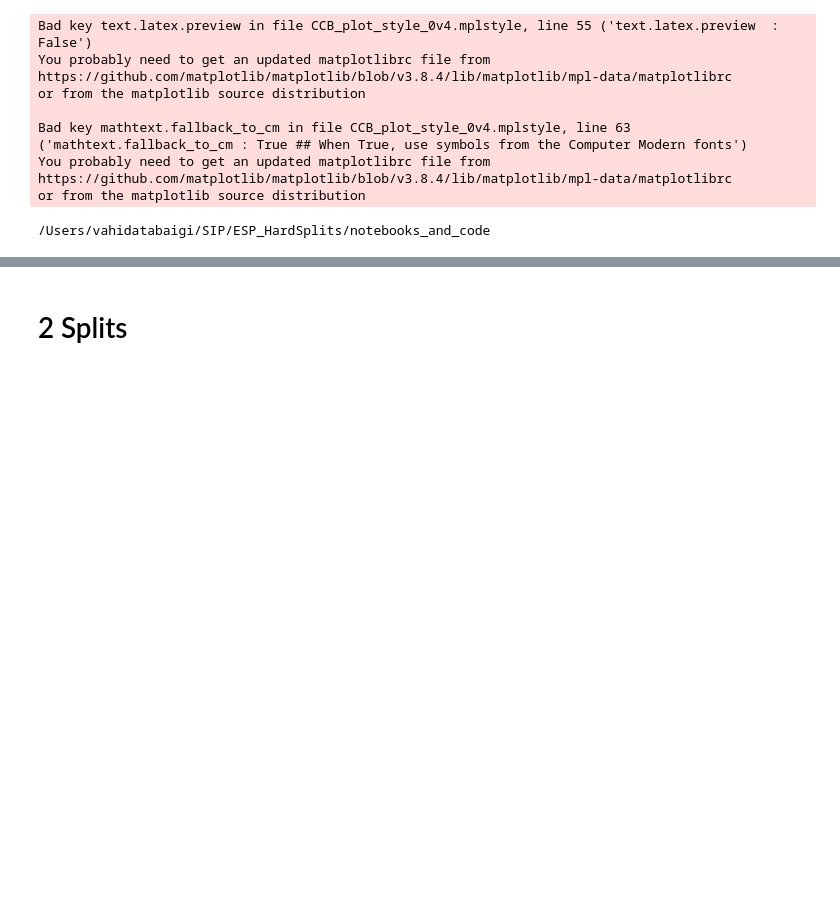
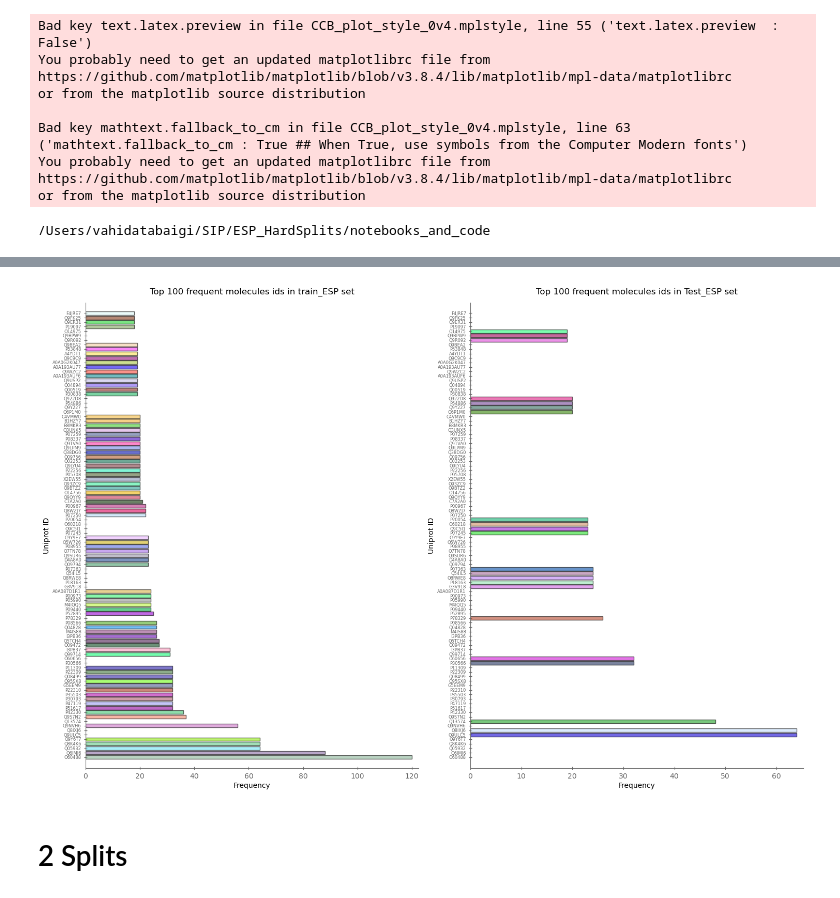
Before and after one commit to kalininalab/ESP_Leak_Analysis, a Jupyter notebook: ESP_HardSplits/notebooks_and_code/4-Results_Plots_and_figures.ipynb, the cells around one changed output, grey strips where cells are left out. Saved outputs shown, nothing was run; the diff lists cells and outputs as text; code cells hidden in the pictures; blank space fills up the shorter version.

```diff
--- a/ESP_HardSplits/notebooks_and_code/4-Results_Plots_and_figures.ipynb
+++ b/ESP_HardSplits/notebooks_and_code/4-Results_Plots_and_figures.ipynb
@@ -31,3 +48,15 @@ or from the matplotlib source distribution
+# %%
+plot_top_keys_values_multiple_df(
+    dfs=[train_ESP,test_ESP],
+    df_names=[ 'train_ESP','Test_ESP'],
+    key_column='Uniprot ID',
+    xlabel='Frequency',
+    ylabel='Uniprot ID',
+    title='Top {top_count} frequent molecules ids in {df_name} set',
+    top_count=100,
+    title_fontsize=12 )
+# %% [output]
+[figure, added]
 # %% [markdown]
 # 2 Splits
 # %% [markdown]
```
Also changed, not shown: parts of 8 cells of this notebook, 1 other file.
